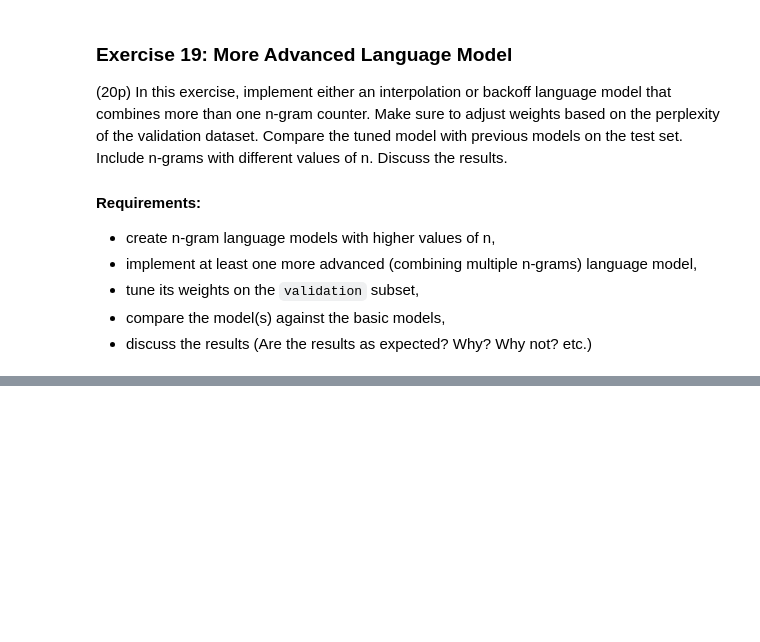
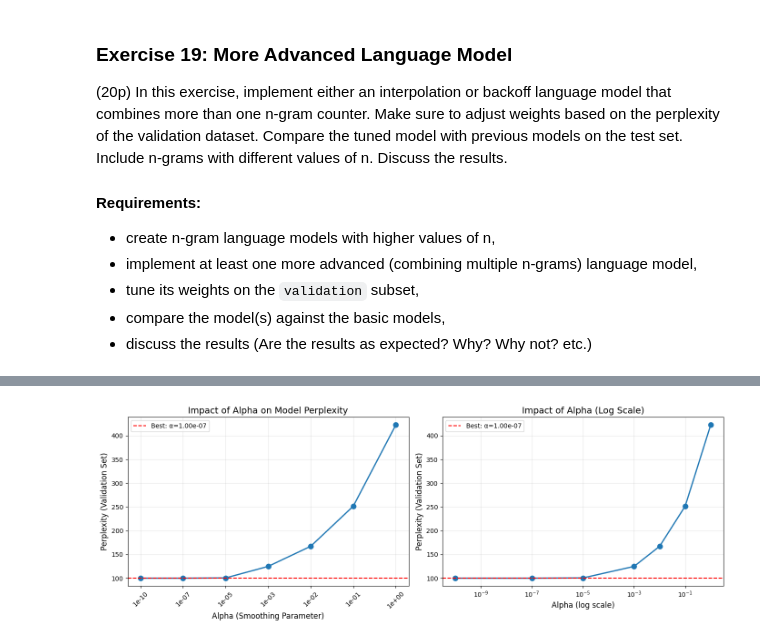
Before and after one commit to OmericoN/NLP_Labs1_Group18, a Jupyter notebook: Lab_1_Omer.ipynb, the cells around one changed output, grey strips where cells are left out. Cells and saved outputs as stored; diff of their text form; code cells hidden in the pictures; blank space fills up the shorter version.

```diff
--- a/Lab_1_Omer.ipynb
+++ b/Lab_1_Omer.ipynb
@@ -1564,0 +1811,9 @@ Discuss the results.
+# %%
+# Prepare data
+train_data = dataset['train']['tokens']
+val_data = dataset['validation']['tokens']
+test_data = dataset['test']['tokens']
+
+print(f"Train: {len(train_data)} examples")
+print(f"Validation: {len(val_data)} examples")
+print(f"Test: {len(test_data)} examples")
@@ -1564,0 +1824,80 @@ Discuss the results.
+# %%
+print("=" * 80)
+print("FINDING OPTIMAL ALPHA (SMOOTHING PARAMETER)")
+print("=" * 80)
+
+alpha_candidates = [0.0, 1e-10, 1e-7, 1e-5, 1e-3, 0.01, 0.1, 1.0]
+test_weights = [0.33, 0.33, 0.34]
+
+print(f"\nTesting {len(alpha_candidates)} alpha values with equal weights: {test_weights}")
+print(f"Evaluating on validation set ({len(val_data)} examples)\n")
+
+alpha_results = []
+
+for alpha in alpha_candidates:
+    print(f"Testing alpha={alpha:.2e}...", end=" ")
+
+    temp_lm = InterpolatedNGramLM(n_values=[3, 2, 1], alpha=alpha)
+    temp_lm.vocab = set()
+    for tokens in train_data:
+        temp_lm.vocab.update(tokens)
+    temp_lm.vocab_size = len(temp_lm.vocab)
+    temp_lm.models = {n: defaultdict(Counter) for n in [3, 2, 1]}
+    temp_lm.totals = {n: defaultdict(int) for n in [3, 2, 1]}
+
+    for n in [3, 2, 1]:
+        for tokens in train_data:
+            padded_tokens = ['<s>'] * (n - 1) + tokens + ['</s>']
+            for i in range(len(padded_tokens) - n + 1):
+                ngram = tuple(padded_tokens[i:i+n])
+                context = ngram[:-1]
+                target = ngram[-1]
+                temp_lm.models[n][context][target] += 1
+                temp_lm.totals[n][context] += 1
+
+    try:
+        perp = temp_lm.calculate_perplexity(val_data, test_weights)
+        alpha_results.append({'alpha': alpha, 'perplexity': perp})
+        print(f"Perplexity: {perp:.4f}")
+    except Exception as e:
+        print(f"ERROR: {e}")
+        alpha_results.append({'alpha': alpha, 'perplexity': float('inf')})
+
+best_alpha_result = min(alpha_results, key=lambda x: x['perplexity'])
+best_alpha = best_alpha_result['alpha']
+best_alpha_perp = best_alpha_result['perplexity']
+
+print("\n" + "=" * 80)
+print(f"BEST ALPHA: {best_alpha:.2e} with Validation Perplexity: {best_alpha_perp:.4f}")
+print("=" * 80)
+
+df_alpha = pd.DataFrame(alpha_results)
+display(df_alpha)
+
+## Start of experiment results with plots - Google Gemini was used to generate the following plot
+fig, axes = plt.subplots(1, 2, figsize=(14, 5))
+
+axes[0].plot([f"{a:.0e}" for a in df_alpha['alpha']], df_alpha['perplexity'],
+             marker='o', linewidth=2, markersize=8)
+axes[0].axhline(y=best_alpha_perp, color='r', linestyle='--',
+                label=f'Best: α={best_alpha:.2e}')
+axes[0].set_xlabel('Alpha (Smoothing Parameter)', fontsize=12)
+axes[0].set_ylabel('Perplexity (Validation Set)', fontsize=12)
+axes[0].set_title('Impact of Alpha on Model Perplexity', fontsize=14)
+axes[0].tick_params(axis='x', rotation=45)
+axes[0].legend()
+axes[0].grid(True, alpha=0.3)
+
+axes[1].semilogx(df_alpha['alpha'], df_alpha['perplexity'],
+                 marker='o', linewidth=2, markersize=8)
+axes[1].axhline(y=best_alpha_perp, color='r', linestyle='--',
+                label=f'Best: α={best_alpha:.2e}')
+axes[1].set_xlabel('Alpha (log scale)', fontsize=12)
+axes[1].set_ylabel('Perplexity (Validation Set)', fontsize=12)
+axes[1].set_title('Impact of Alpha (Log Scale)', fontsize=14)
+axes[1].legend()
+axes[1].grid(True, alpha=0.3, which='both')
+
+plt.tight_layout()
+plt.show()
+# %% [output]
@@ -1564,0 +1932 @@ Discuss the results.
+[figure, added]
```
Also changed, not shown: parts of 24 cells of this notebook.
